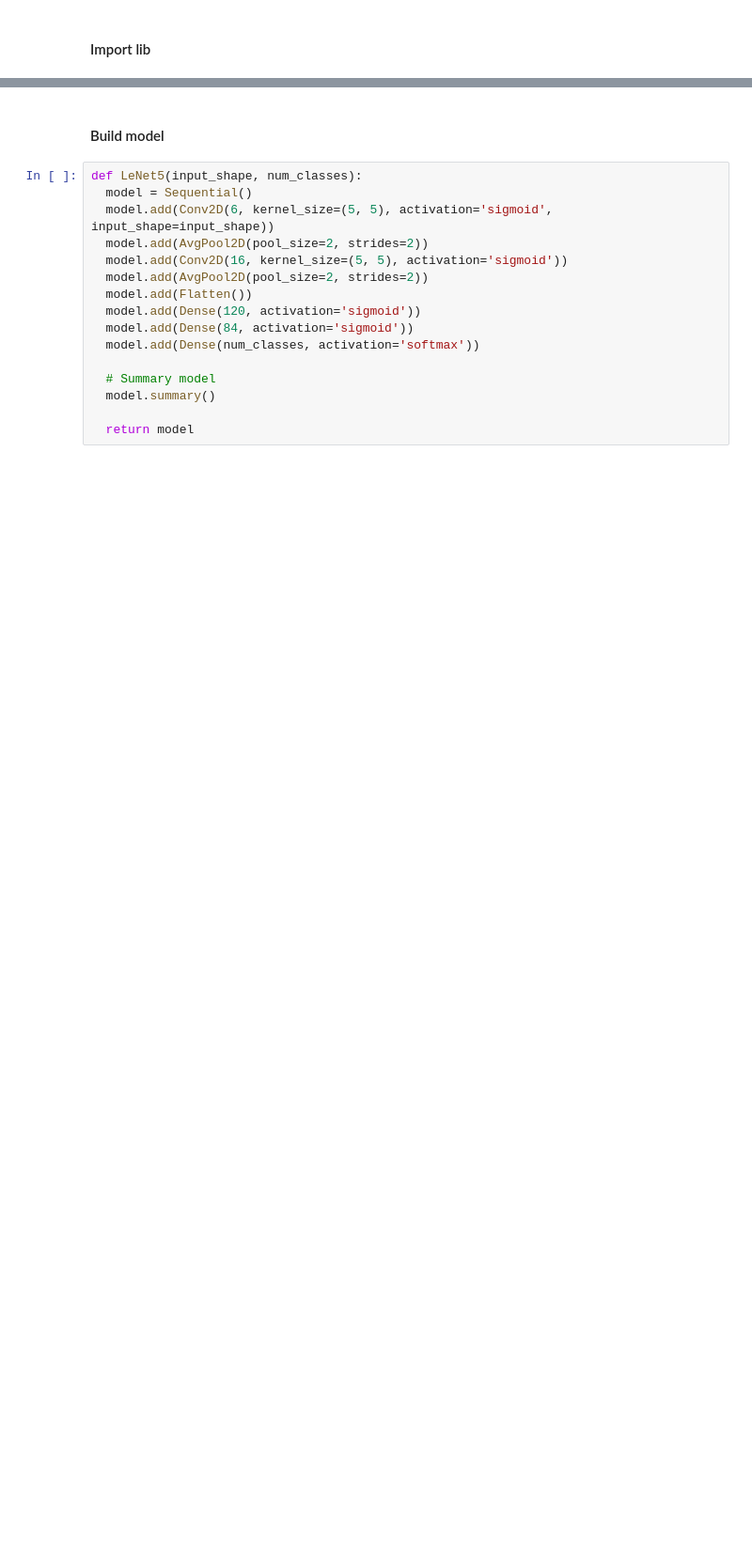
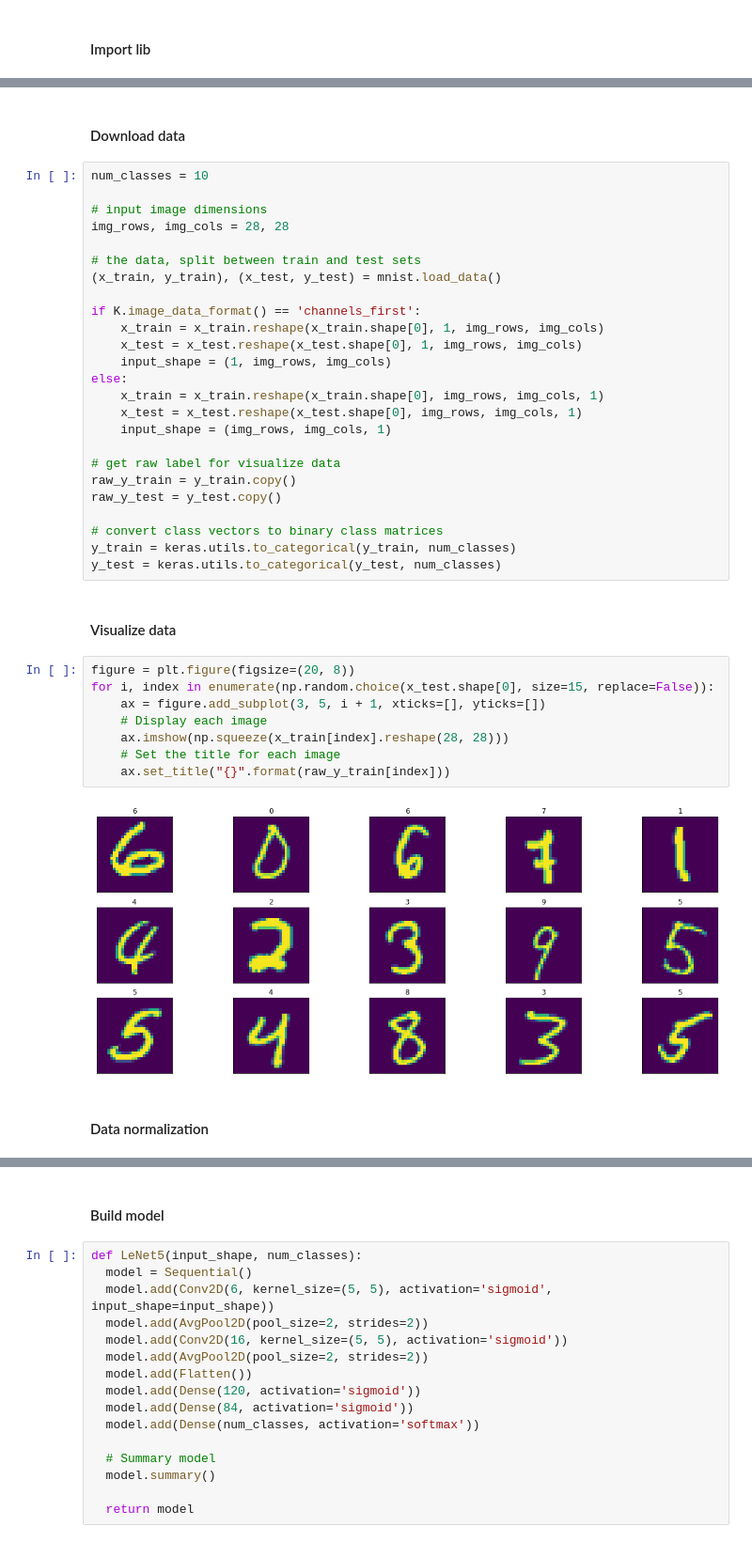
Before and after one commit to Huong0805/neu-ai-class-winter-2019, a Jupyter notebook: mnist_lenet_keras.ipynb, the cells around one changed output, grey strips where cells are left out. Shown: that part at 94% size. Drawn from its saved outputs; the diff is of its cells as text; blank space fills up the shorter version.

```diff
--- a/mnist_lenet_keras.ipynb
+++ b/mnist_lenet_keras.ipynb
@@ -14,0 +17,41 @@ from keras import backend as K
+# %% [markdown]
+#### Download data
+# %%
+num_classes = 10
+
+# input image dimensions
+img_rows, img_cols = 28, 28
+
+# the data, split between train and test sets
+(x_train, y_train), (x_test, y_test) = mnist.load_data()
+
+if K.image_data_format() == 'channels_first':
+    x_train = x_train.reshape(x_train.shape[0], 1, img_rows, img_cols)
+    x_test = x_test.reshape(x_test.shape[0], 1, img_rows, img_cols)
+    input_shape = (1, img_rows, img_cols)
+else:
+    x_train = x_train.reshape(x_train.shape[0], img_rows, img_cols, 1)
+    x_test = x_test.reshape(x_test.shape[0], img_rows, img_cols, 1)
+    input_shape = (img_rows, img_cols, 1)
+
+# get raw label for visualize data
+raw_y_train = y_train.copy()
+raw_y_test = y_test.copy()
+
+# convert class vectors to binary class matrices
+y_train = keras.utils.to_categorical(y_train, num_classes)
+y_test = keras.utils.to_categorical(y_test, num_classes)
+# %% [markdown]
+#### Visualize data
+# %%
+figure = plt.figure(figsize=(20, 8))
+for i, index in enumerate(np.random.choice(x_test.shape[0], size=15, replace=False)):
+    ax = figure.add_subplot(3, 5, i + 1, xticks=[], yticks=[])
+    # Display each image
+    ax.imshow(np.squeeze(x_train[index].reshape(28, 28)))
+    # Set the title for each image
+    ax.set_title("{}".format(raw_y_train[index]))
+# %% [output]
+[figure, added]
+# %% [markdown]
+#### Data normalization
```
Also changed, not shown: parts of 10 cells of this notebook.
